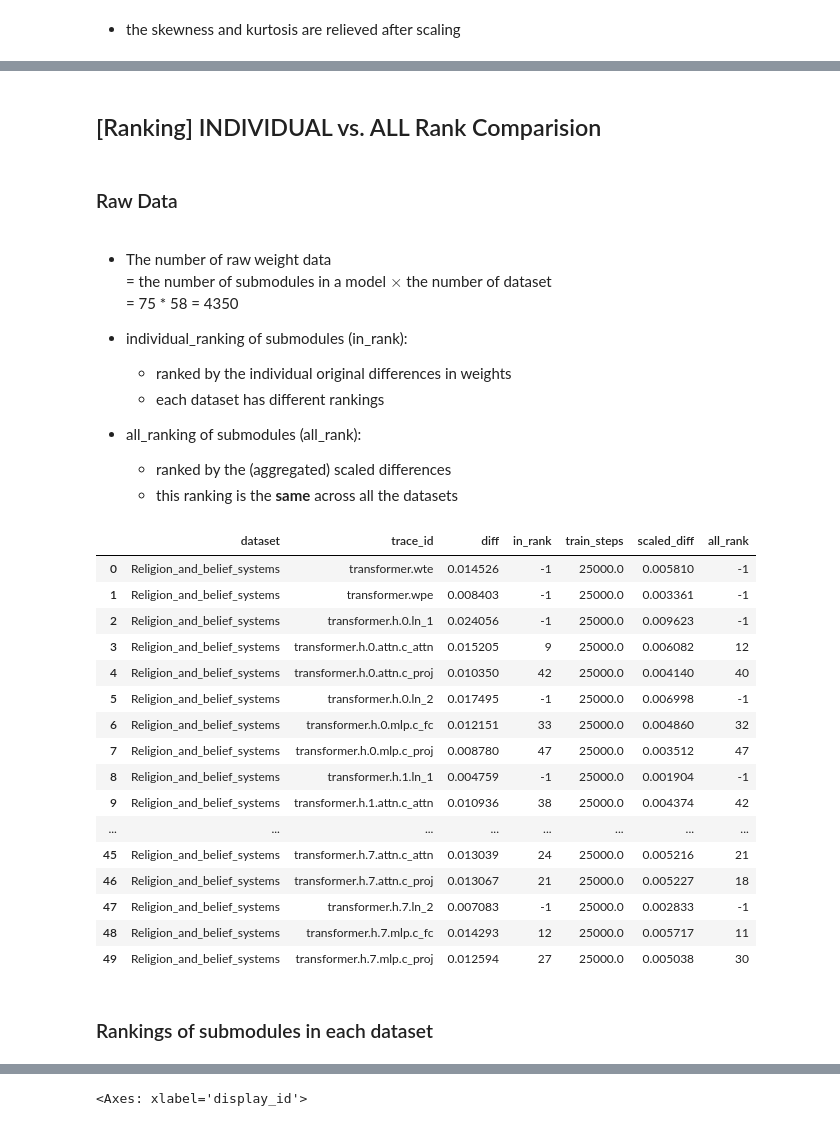
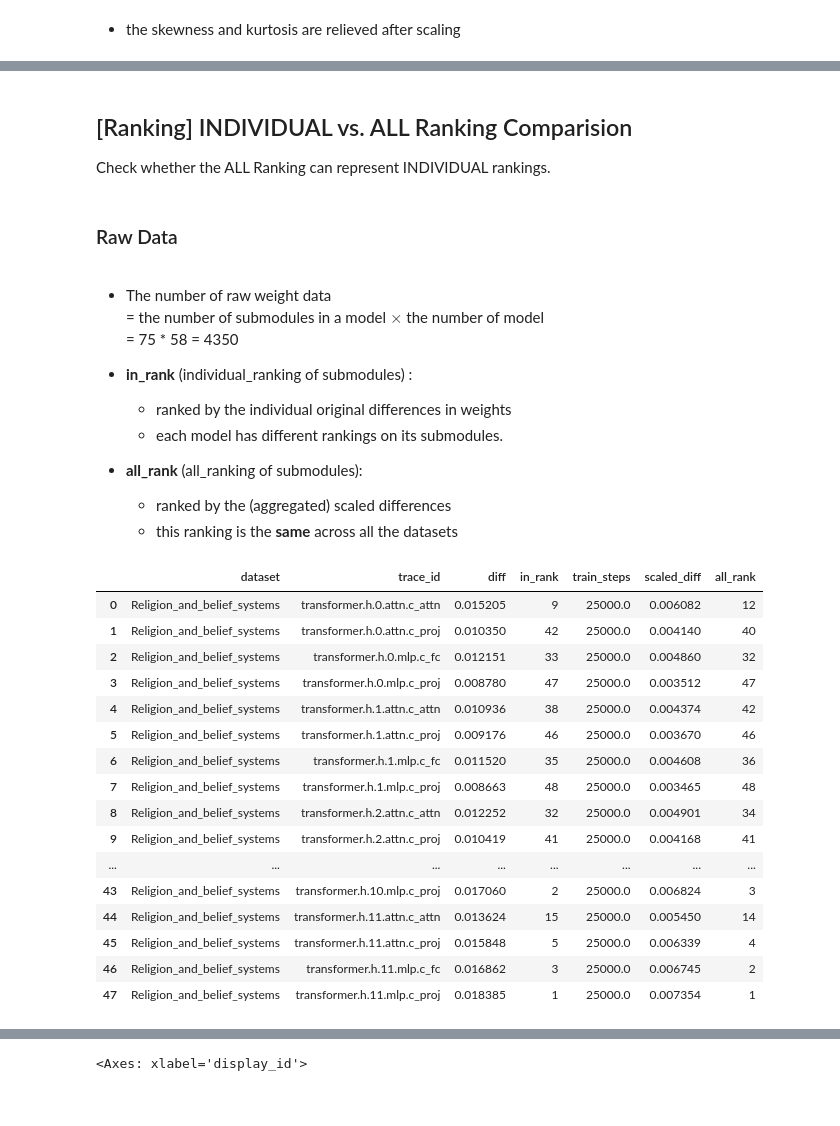
Before and after one commit to joonable/domain_adaptation_m2d2, a Jupyter notebook: 230709_local_anal_weights_v6.ipynb, the cells around one changed output, grey strips where cells are left out. Drawn from its saved outputs; the diff is of its cells as text; code cells hidden in the pictures.

```diff
--- a/230709_local_anal_weights_v6.ipynb
+++ b/230709_local_anal_weights_v6.ipynb
@@ -432,7 +440,8 @@ df_temp[[
 #     ("diff", "skew"), ("diff_skew", ""), ("scaled_diff", "skew")
 # ]].mean()
 # %% [markdown]
-## [Ranking] INDIVIDUAL vs. ALL Rank Comparision
+## [Ranking] INDIVIDUAL vs. ALL Ranking Comparision
+Check whether the ALL Ranking can represent INDIVIDUAL rankings.
 # %%
 df_all_ranking = df_diff_weights\
     .groupby(["is_investigated", "layer",  "display_id", "trace_id", "module", "submodule", "total"])[["diff", "scaled_diff"]].mean()\
@@ -461,38 +470,38 @@ df_ranking = df_all_ranking.loc[:, ["layer", "trace_id", "threshold", "all_rank"
 ### Raw Data
 # %% [markdown]
 - The number of raw weight data
-    = the number of submodules in a model $\times$ the number of dataset
+    = the number of submodules in a model $\times$ the number of model
     = 75 * 58 = 4350
 
 
-- individual_ranking of submodules (in_rank):
+- **in_rank** (individual_ranking of submodules) :
     - ranked by the individual original differences in weights
-    - each dataset has different rankings
+    - each model has different rankings on its submodules.
 
 
-- all_ranking of submodules (all_rank):
+- **all_rank** (all_ranking of submodules):
     - ranked by the (aggregated) scaled differences
     - this ranking is the **same** across all the datasets
 # %%
-df_diff_weights[["dataset", "trace_id", "diff", "in_rank", "train_steps", "scaled_diff"]].head(50)\
+df_diff_weights\
+    .loc[(df_diff_weights.dataset == "Religion_and_belief_systems") & (df_diff_weights.is_investigated) ,
+         ["dataset", "trace_id", "diff", "in_rank", "train_steps", "scaled_diff"]].head(50)\
     .merge(df_all_ranking[["trace_id", "all_rank"]], on="trace_id")
 # %% [output]
 |  | dataset | trace_id | diff | in_rank | train_steps | scaled_diff | all_rank |
-| 0 | Religion_and_belief_systems | transformer.wte | 0.014526 | -1 | 25000.0 | 0.005810 | -1 |
-| 1 | Religion_and_belief_systems | transformer.wpe | 0.008403 | -1 | 25000.0 | 0.003361 | -1 |
-| 2 | Religion_and_belief_systems | transformer.h.0.ln_1 | 0.024056 | -1 | 25000.0 | 0.009623 | -1 |
-| 3 | Religion_and_belief_systems | transformer.h.0.attn.c_attn | 0.015205 | 9 | 25000.0 | 0.006082 | 12 |
-| 4 | Religion_and_belief_systems | transformer.h.0.attn.c_proj | 0.010350 | 42 | 25000.0 | 0.004140 | 40 |
-| 5 | Religion_and_belief_systems | transformer.h.0.ln_2 | 0.017495 | -1 | 25000.0 | 0.006998 | -1 |
-| 6 | Religion_and_belief_systems | transformer.h.0.mlp.c_fc | 0.012151 | 33 | 25000.0 | 0.004860 | 32 |
-| 7 | Religion_and_belief_systems | transformer.h.0.mlp.c_proj | 0.008780 | 47 | 25000.0 | 0.003512 | 47 |
-| 8 | Religion_and_belief_systems | transformer.h.1.ln_1 | 0.004759 | -1 | 25000.0 | 0.001904 | -1 |
-| 9 | Religion_and_belief_systems | transformer.h.1.attn.c_attn | 0.010936 | 38 | 25000.0 | 0.004374 | 42 |
+| 0 | Religion_and_belief_systems | transformer.h.0.attn.c_attn | 0.015205 | 9 | 25000.0 | 0.006082 | 12 |
+| 1 | Religion_and_belief_systems | transformer.h.0.attn.c_proj | 0.010350 | 42 | 25000.0 | 0.004140 | 40 |
+| 2 | Religion_and_belief_systems | transformer.h.0.mlp.c_fc | 0.012151 | 33 | 25000.0 | 0.004860 | 32 |
+| 3 | Religion_and_belief_systems | transformer.h.0.mlp.c_proj | 0.008780 | 47 | 25000.0 | 0.003512 | 47 |
+| 4 | Religion_and_belief_systems | transformer.h.1.attn.c_attn | 0.010936 | 38 | 25000.0 | 0.004374 | 42 |
+| 5 | Religion_and_belief_systems | transformer.h.1.attn.c_proj | 0.009176 | 46 | 25000.0 | 0.003670 | 46 |
+| 6 | Religion_and_belief_systems | transformer.h.1.mlp.c_fc | 0.011520 | 35 | 25000.0 | 0.004608 | 36 |
+| 7 | Religion_and_belief_systems | transformer.h.1.mlp.c_proj | 0.008663 | 48 | 25000.0 | 0.003465 | 48 |
+| 8 | Religion_and_belief_systems | transformer.h.2.attn.c_attn | 0.012252 | 32 | 25000.0 | 0.004901 | 34 |
+| 9 | Religion_and_belief_systems | transformer.h.2.attn.c_proj | 0.010419 | 41 | 25000.0 | 0.004168 | 41 |
 | ... | ... | ... | ... | ... | ... | ... | ... |
-| 45 | Religion_and_belief_systems | transformer.h.7.attn.c_attn | 0.013039 | 24 | 25000.0 | 0.005216 | 21 |
-| 46 | Religion_and_belief_systems | transformer.h.7.attn.c_proj | 0.013067 | 21 | 25000.0 | 0.005227 | 18 |
-| 47 | Religion_and_belief_systems | transformer.h.7.ln_2 | 0.007083 | -1 | 25000.0 | 0.002833 | -1 |
-| 48 | Religion_and_belief_systems | transformer.h.7.mlp.c_fc | 0.014293 | 12 | 25000.0 | 0.005717 | 11 |
-| 49 | Religion_and_belief_systems | transformer.h.7.mlp.c_proj | 0.012594 | 27 | 25000.0 | 0.005038 | 30 |
+| 43 | Religion_and_belief_systems | transformer.h.10.mlp.c_proj | 0.017060 | 2 | 25000.0 | 0.006824 | 3 |
+| 44 | Religion_and_belief_systems | transformer.h.11.attn.c_attn | 0.013624 | 15 | 25000.0 | 0.005450 | 14 |
+| 45 | Religion_and_belief_systems | transformer.h.11.attn.c_proj | 0.015848 | 5 | 25000.0 | 0.006339 | 4 |
+| 46 | Religion_and_belief_systems | transformer.h.11.mlp.c_fc | 0.016862 | 3 | 25000.0 | 0.006745 | 2 |
+| 47 | Religion_and_belief_systems | transformer.h.11.mlp.c_proj | 0.018385 | 1 | 25000.0 | 0.007354 | 1 |
-# %% [markdown]
-### Rankings of submodules in each dataset
```
Also changed, not shown: parts of 46 cells of this notebook, 1 other file.
